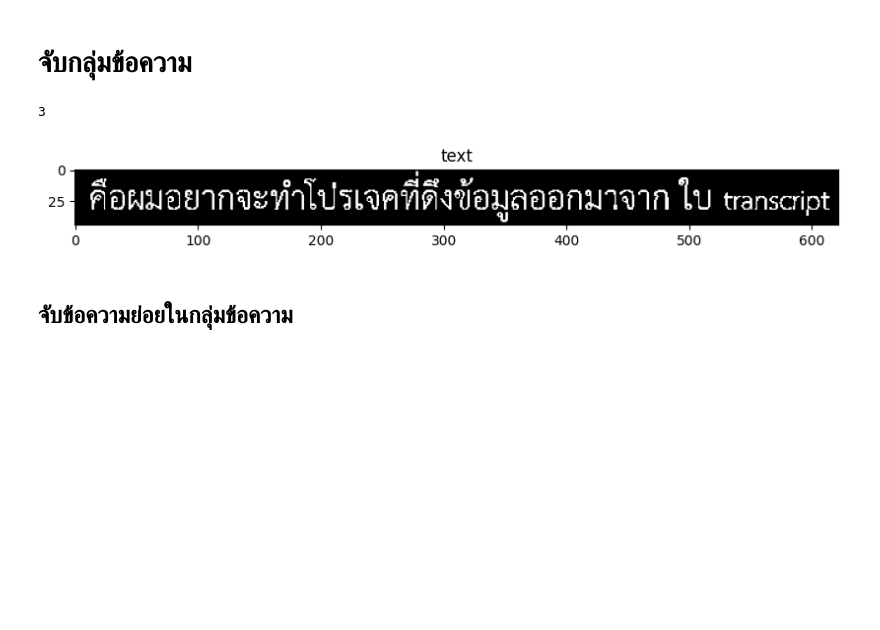
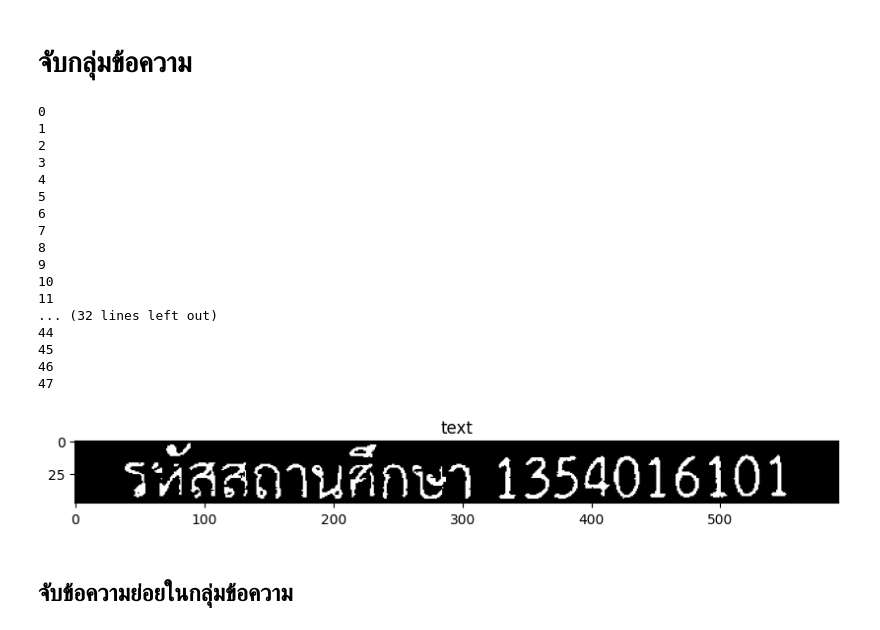
Before and after one commit to kunimpan/ocr-engine-python, a Jupyter notebook: scripts/ocr_transcripts_V3.ipynb, the cells around one changed output. Saved outputs shown, nothing was run; the diff lists cells and outputs as text; code cells hidden in the pictures; blank space fills up the shorter version.

```diff
--- a/scripts/ocr_transcripts_V3.ipynb
+++ b/scripts/ocr_transcripts_V3.ipynb
@@ -33,7 +33,7 @@ def face_detection(gray_img):
         h_exp = min(gray_img.shape[0] - y_exp, h_exp)
 
         # วาดกรอบ
-        cv2.rectangle(gray_img, (x_exp, y_exp), (x_exp + w_exp, y_exp + h_exp), (255, 255, 255), thickness=-1)
+        cv2.rectangle(gray_img, (x_exp, y_exp), (x_exp + w_exp, y_exp + h_exp), (128, 128, 128), thickness=-1)
         cv2.imwrite("../data/output_images/output/face_remove.jpg", gray_img)
 
     return gray_img
@@ -41,8 +41,11 @@ def face_detection(gray_img):
 # โหลดภาพ
 #image = cv2.imread("../data/test_images/transcript/pun_20240817_0001.jpg")
 #image = cv2.imread("../data/test_images/transcript/pun_f.jpg")
-image = cv2.imread("../data/test_images/word_images/test2.png")
+image = cv2.imread("../data/test_images/transcript/pun_no_f.jpg")
+#image = cv2.imread("../data/test_images/transcript/pun_tran_mo.jpg")
+#image = cv2.imread("../data/test_images/word_images/test2.png")
 #image = cv2.imread("../data/test_images/transcript/Transcript2.jpg")
+#image = cv2.imread("../data/test_images/word_images/word_31.jpg")
 if image is None:
     raise FileNotFoundError("ไม่พบไฟล์ภาพ กรุณาตรวจสอบเส้นทางของไฟล์")
 
@@ -51,67 +54,103 @@ gray = cv2.cvtColor(image, cv2.COLOR_BGR2GRAY)
 
 gray_img = face_detection(gray)
 
+
 # การ Threshold แบบ Adaptive Gaussian
 binary_image = cv2.adaptiveThreshold(
-    gray_img, 255, cv2.ADAPTIVE_THRESH_GAUSSIAN_C, cv2.THRESH_BINARY_INV, 51,30
+    gray_img, 255, cv2.ADAPTIVE_THRESH_GAUSSIAN_C, cv2.THRESH_BINARY_INV, 61,40
+    #gray_img, 255, cv2.ADAPTIVE_THRESH_MEAN_C, cv2.THRESH_BINARY_INV, 51,12
 )
 
-kernel = np.ones((5, 90), np.uint8)
+# ใช้ Otsu Thresholding
+#_, binary_image = cv2.threshold(gray, 0, 255, cv2.THRESH_BINARY_INV + cv2.THRESH_OTSU)
+
+kernel = np.ones((6, 80), np.uint8)
 lines = cv2.dilate(binary_image, kernel, iterations=1)
 
-cv2.imwrite("../data/output_images/output/gary.jpg", gray_img)
+cv2.imwrite("../data/output_images/output/gary.jpg", gray)
 cv2.imwrite("../data/output_images/output/binary.jpg", binary_image)
 cv2.imwrite("../data/output_images/output/line.jpg", lines)
 
 #kernel = np.ones((3,9), np.uint8)
 dilalated_line_img = cv2.dilate(binary_image, kernel, iterations=1)
 
-cv2.imwrite("../data/output_images/output/cca.jpg", image)
+cv2.imwrite("../data/output_images/output/original.jpg", image)
 # %% [output]
 True
 # %% [markdown]
 # จับกลุ่มข้อความ
 # %%
 def detect_text_group(dilalated_image, binary_image):
-    image = binary_image
+
     text_group_images = []
     # ใช้ Connected Component Analysis
     num_labels, labels, stats, centroids = cv2.connectedComponentsWithStats(dilalated_image, connectivity=8)
 
+    # กรองข้อมูล Background และจัดเรียงจากซ้ายไปขวา (ตามค่า x)
+    char_stats = stats[1:]  # ข้าม Background (index 0)
+    sorted_indices = np.argsort(char_stats[:, 0])  # จัดเรียงตามค่า x (คอลัมน์ที่ 0)
+    sorted_stats = char_stats[sorted_indices]
+
+
+
     expand_ratio = 0.0  # อัตราส่วนการขยาย (0.5 คือ 50% ของขนาดเดิม)
     reduce_size = 0.00
-    for idx, i in enumerate(range(1, num_labels)):  # เริ่มจาก 1 เพราะ 0 คือ background
-        x, y, w, h, area = stats[i]
+    #for idx, i in enumerate(range(1, num_labels)):  # เริ่มจาก 1 เพราะ 0 คือ background
+    for idx, stats in enumerate(sorted_stats):  # เริ่มจาก 1 เพราะ 0 คือ background
+        #x, y, w, h, area = stats[i]
+        x, y, w, h, area = stats
+
         x_exp = int(x - (expand_ratio-reduce_size) * w)
         y_exp = int(y - (expand_ratio) * h)
         w_exp = int(w + 2 * (expand_ratio-reduce_size) * w)
         h_exp = int(h + 2 * (expand_ratio) * h)
 
         # ตรวจสอบไม่ให้เกินขอบภาพ
         x_exp = max(0, x_exp)
         y_exp = max(0, y_exp)
-        w_exp = min(image.shape[1] - x_exp, w_exp)
-        h_exp = min(image.shape[0] - y_exp, h_exp)
+        w_exp = min(binary_image.shape[1] - x_exp, w_exp)
+        h_exp = min(binary_image.shape[0] - y_exp, h_exp)
 
         if w >= 90 and h >= 20:  # ปรับค่าขนาดขั้นต่ำและสูงสุดตามต้องการ
-            cca_img = image[y_exp:y_exp+h_exp, x_exp:x_exp+w_exp]
+            cca_img = binary_image[y_exp:y_exp+h_exp, x_exp:x_exp+w_exp]
             text_group_images.append(cca_img)
             cv2.imwrite(f"../data/output_images/output/cca_{idx}.jpg", cca_img)
             cv2.rectangle(image, (x_exp, y_exp), (x_exp + w_exp, y_exp + h_exp), (0, 255, 0), 1)
 
     return text_group_images
 
 text_group_images = detect_text_group(dilalated_line_img, binary_image)
+
+for idx, text_group in enumerate(text_group_images):
+    print(idx)
+
+
 cv2.imwrite("../data/output_images/output/cca.jpg", image)
 print(len(text_group_images))
 
 plt.figure(figsize=(10,10))
 plt.imshow(text_group_images[0], cmap="gray")
 plt.title(f"text")
 plt.show()
 # %% [output]
+0
+1
+2
 3
+4
+5
+6
+7
+8
+9
+10
+11
+... (32 lines left out)
+44
+45
+46
+47
-[figure, old version]
+[figure, new version]
 # %% [markdown]
 ## จับข้อความย่อยในกลุ่มข้อความ
 # %%
```
Also changed, not shown: parts of 8 cells of this notebook, 19 other files.
